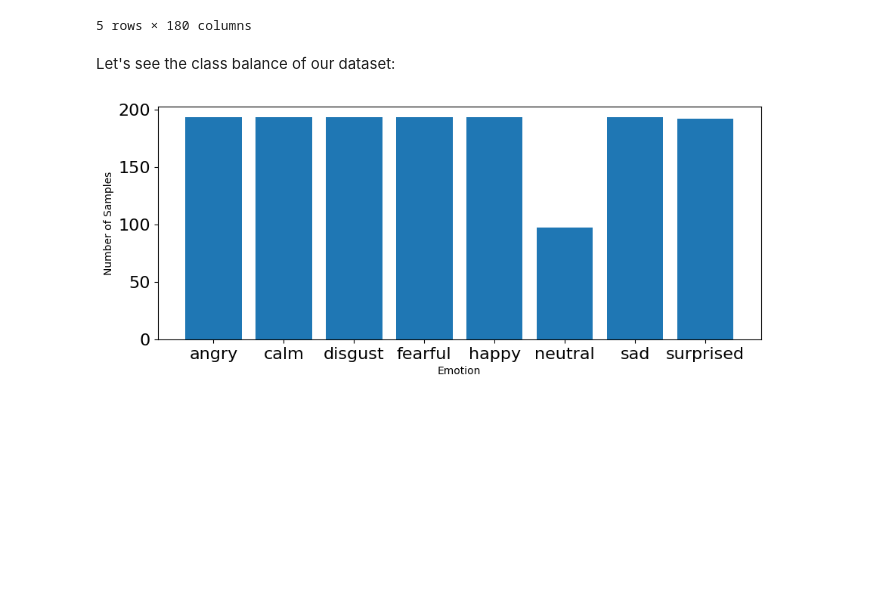
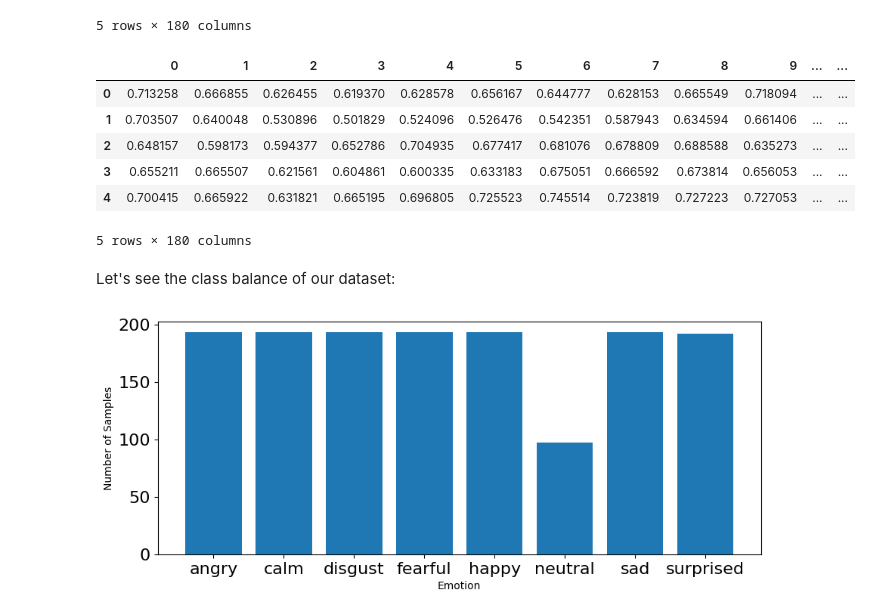
Before and after one commit to keziataufiq/Week3-ClassicML, a Jupyter notebook: Week_3_MachineLearning.ipynb, the cells around one changed output. Saved outputs shown, nothing was run; the diff lists cells and outputs as text; code cells hidden in the pictures; blank space fills up the shorter version.

```diff
--- a/Week_3_MachineLearning.ipynb
+++ b/Week_3_MachineLearning.ipynb
@@ -250,6 +300,16 @@ features.head()
 | 3 | 0.602309 | 0.605448 | 0.558788 | 0.529441 | 0.546189 | 0.568049 | 0.566027 | 0.523464 | 0.526789 | 0.552809 | ... | ... |
 | 4 | 0.556555 | 0.503434 | 0.473118 | 0.479222 | 0.495470 | 0.522490 | 0.532196 | 0.540681 | 0.545616 | 0.512521 | ... | ... |
 5 rows × 180 columns
+# %%
+MEfeatures.head()
+# %% [output]
+|  | 0 | 1 | 2 | 3 | 4 | 5 | 6 | 7 | 8 | 9 | ... | ... |
+| 0 | 0.713258 | 0.666855 | 0.626455 | 0.619370 | 0.628578 | 0.656167 | 0.644777 | 0.628153 | 0.665549 | 0.718094 | ... | ... |
+| 1 | 0.703507 | 0.640048 | 0.530896 | 0.501829 | 0.524096 | 0.526476 | 0.542351 | 0.587943 | 0.634594 | 0.661406 | ... | ... |
+| 2 | 0.648157 | 0.598173 | 0.594377 | 0.652786 | 0.704935 | 0.677417 | 0.681076 | 0.678809 | 0.688588 | 0.635273 | ... | ... |
+| 3 | 0.655211 | 0.665507 | 0.621561 | 0.604861 | 0.600335 | 0.633183 | 0.675051 | 0.666592 | 0.673814 | 0.656053 | ... | ... |
+| 4 | 0.700415 | 0.665922 | 0.631821 | 0.665195 | 0.696805 | 0.725523 | 0.745514 | 0.723819 | 0.727223 | 0.727053 | ... | ... |
+5 rows × 180 columns
 # %% [markdown]
 Let's see the class balance of our dataset:
 # %%
```
Also changed, not shown: parts of 7 cells of this notebook.
